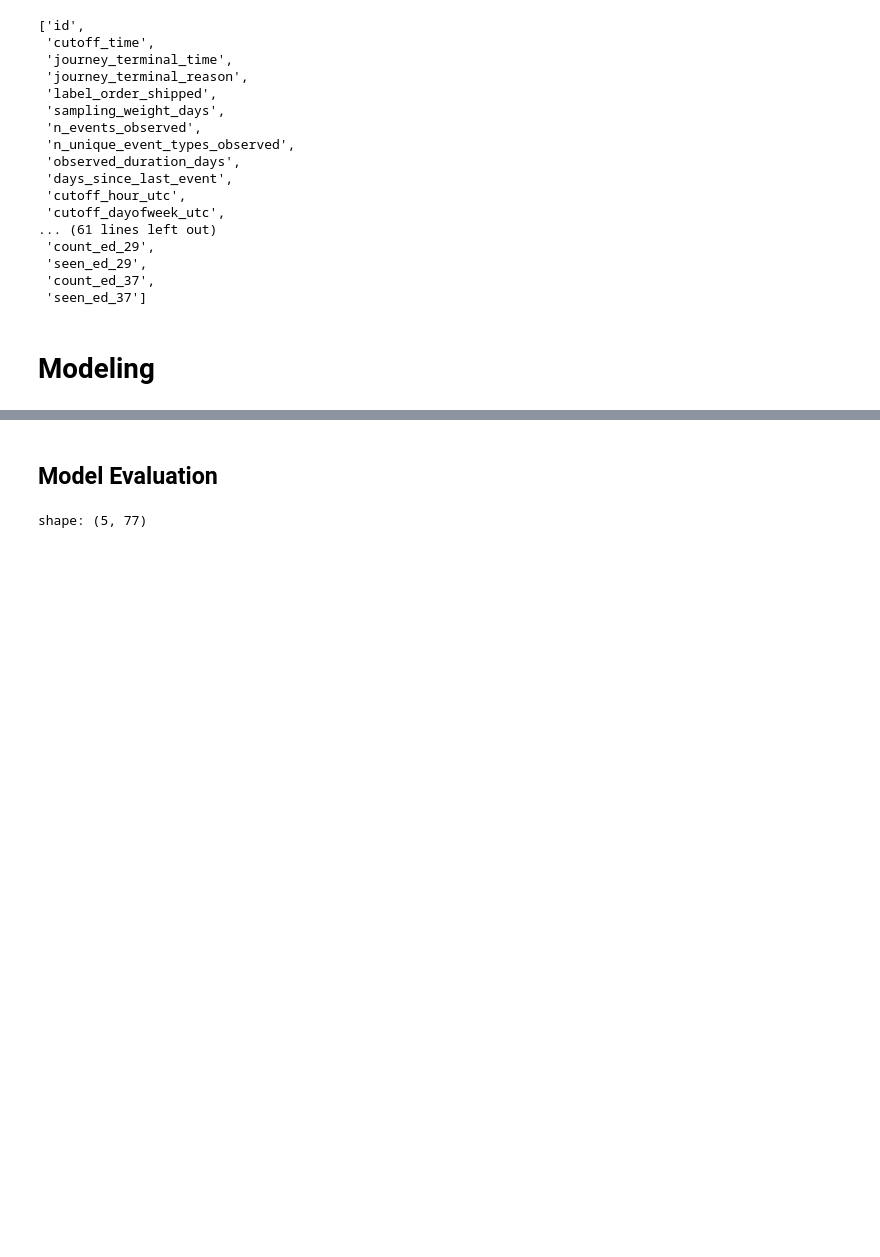
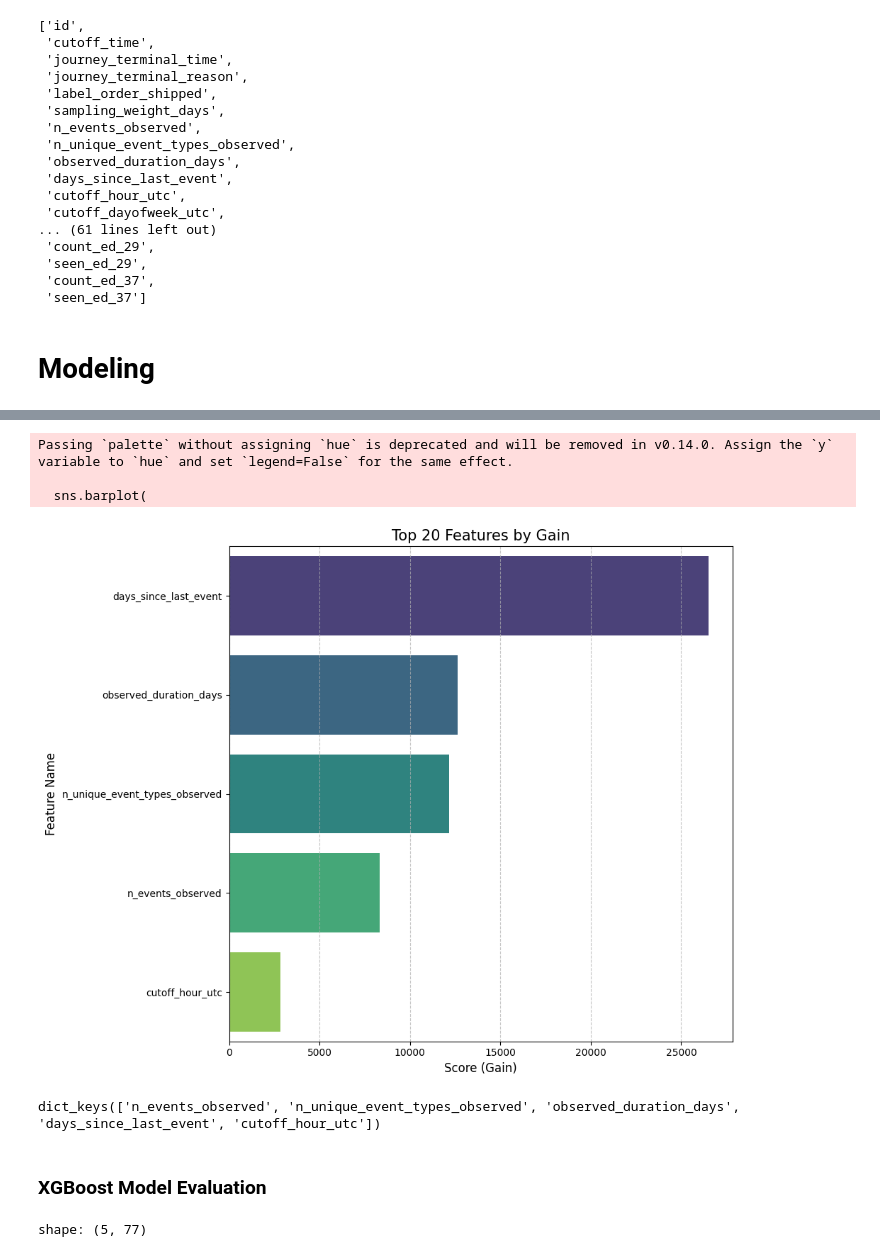
Before and after one commit to derekshi1/statM148proj, a Jupyter notebook: emilio/emilio_modeling.ipynb, the cells around one changed output, grey strips where cells are left out. Cells and saved outputs as stored; diff of their text form; code cells hidden in the pictures; blank space fills up the shorter version.

```diff
--- a/emilio/emilio_modeling.ipynb
+++ b/emilio/emilio_modeling.ipynb
@@ -153,5 +235,44 @@ Parameters: { "enable_categorical" } are not used.
+# %%
+import matplotlib.pyplot as plt
+import pandas as pd
+import seaborn as sns
+
+# 1. Extract importance scores from the model
+# 'gain' is the average improvement in accuracy brought by a feature to the branches it is on
+importance_type = 'gain'
+scores = model.get_score(importance_type=importance_type)
+
+# 2. Convert to a sorted DataFrame for easier plotting
+importance_df = pd.DataFrame({
+    'Feature': list(scores.keys()),
+    'Importance': list(scores.values())
+}).sort_values(by='Importance', ascending=False)
+
+# 3. Plot the Top 20 features
+plt.figure(figsize=(10, 8))
+sns.barplot(
+    data=importance_df.head(20),
+    x='Importance',
+    y='Feature',
+    palette='viridis'
+)
+
+plt.title(f'Top 20 Features by {importance_type.capitalize()}', fontsize=15)
+plt.xlabel(f'Score ({importance_type.capitalize()})', fontsize=12)
+plt.ylabel('Feature Name', fontsize=12)
+plt.grid(axis='x', linestyle='--', alpha=0.7)
+plt.tight_layout()
+
+plt.show()
+print(scores.keys())
+# %% [output]
+Passing `palette` without assigning `hue` is deprecated and will be removed in v0.14.0. Assign the `y` variable to `hue` and set `legend=False` for the same effect.
+
+  sns.barplot(
+[figure, added]
+dict_keys(['n_events_observed', 'n_unique_event_types_observed', 'observed_duration_days', 'days_since_last_event', 'cutoff_hour_utc'])
 # %% [markdown]
-## Model Evaluation
+### XGBoost Model Evaluation
 # %%
 test_path = "/Users/emiliodulay/Documents/1. UCLA/2. Year 2/3. Spring 2026/STAT M148/statM148proj/testing_truncated_data_codex.parquet"
 df_test = pl.scan_parquet(test_path)
```
Also changed, not shown: parts of 15 cells of this notebook, 8 other files.
